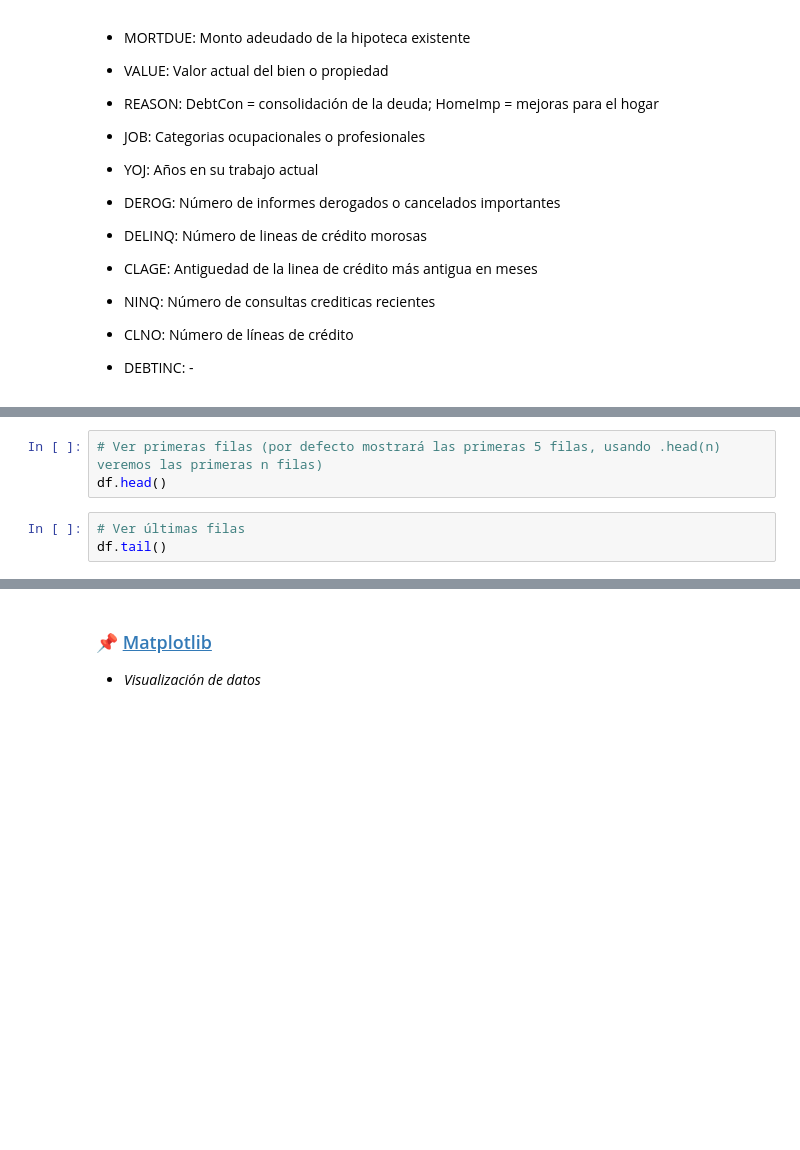
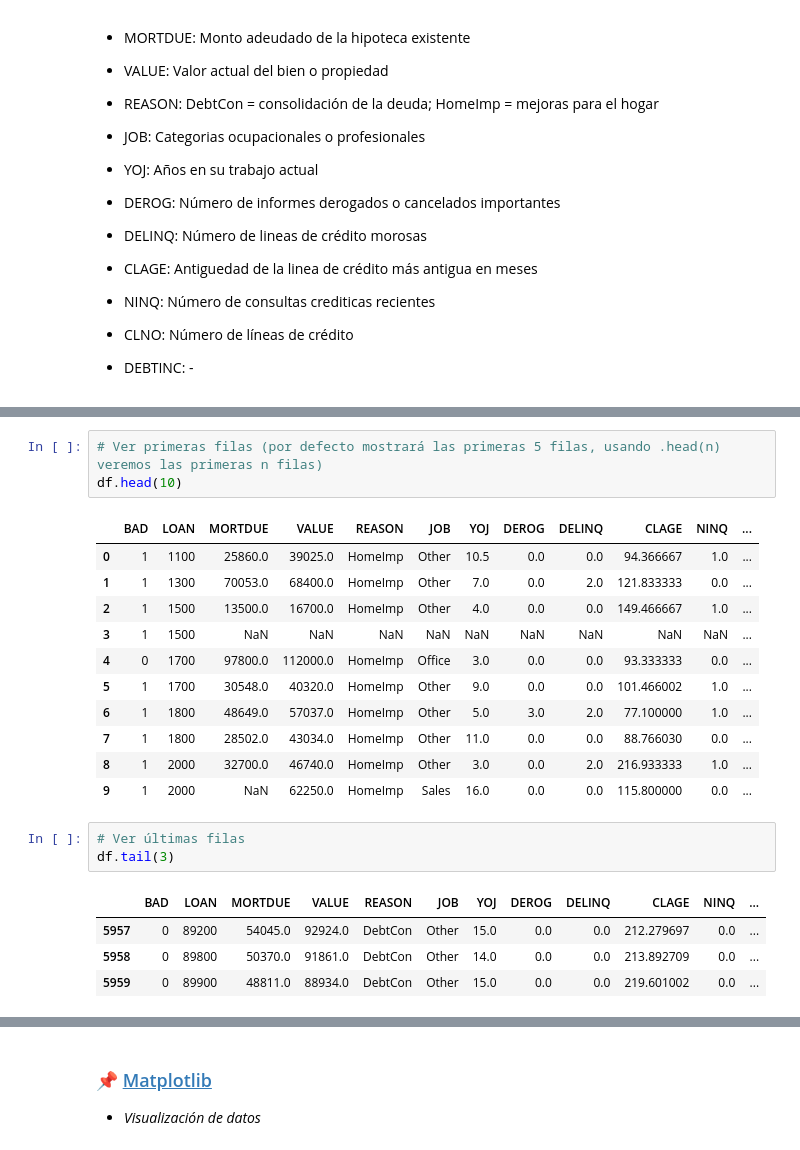
Before and after one commit to martinezarraigadamaria/IntroProgramacionPythonFCE2023, a Jupyter notebook: clases/IntroProgPython5.ipynb, the cells around one changed output, grey strips where cells are left out. Saved outputs shown, nothing was run; the diff lists cells and outputs as text; blank space fills up the shorter version.

```diff
--- a/clases/IntroProgPython5.ipynb
+++ b/clases/IntroProgPython5.ipynb
@@ -338,9 +506,26 @@ print(df.shape)
 # %%
 # Ver primeras filas (por defecto mostrará las primeras 5 filas, usando .head(n) veremos las primeras n filas)
-df.head()
+df.head(10)
+# %% [output]
+|  | BAD | LOAN | MORTDUE | VALUE | REASON | JOB | YOJ | DEROG | DELINQ | CLAGE | NINQ | ... |
+| 0 | 1 | 1100 | 25860.0 | 39025.0 | HomeImp | Other | 10.5 | 0.0 | 0.0 | 94.366667 | 1.0 | ... |
+| 1 | 1 | 1300 | 70053.0 | 68400.0 | HomeImp | Other | 7.0 | 0.0 | 2.0 | 121.833333 | 0.0 | ... |
+| 2 | 1 | 1500 | 13500.0 | 16700.0 | HomeImp | Other | 4.0 | 0.0 | 0.0 | 149.466667 | 1.0 | ... |
+| 3 | 1 | 1500 | NaN | NaN | NaN | NaN | NaN | NaN | NaN | NaN | NaN | ... |
+| 4 | 0 | 1700 | 97800.0 | 112000.0 | HomeImp | Office | 3.0 | 0.0 | 0.0 | 93.333333 | 0.0 | ... |
+| 5 | 1 | 1700 | 30548.0 | 40320.0 | HomeImp | Other | 9.0 | 0.0 | 0.0 | 101.466002 | 1.0 | ... |
+| 6 | 1 | 1800 | 48649.0 | 57037.0 | HomeImp | Other | 5.0 | 3.0 | 2.0 | 77.100000 | 1.0 | ... |
+| 7 | 1 | 1800 | 28502.0 | 43034.0 | HomeImp | Other | 11.0 | 0.0 | 0.0 | 88.766030 | 0.0 | ... |
+| 8 | 1 | 2000 | 32700.0 | 46740.0 | HomeImp | Other | 3.0 | 0.0 | 2.0 | 216.933333 | 1.0 | ... |
+| 9 | 1 | 2000 | NaN | 62250.0 | HomeImp | Sales | 16.0 | 0.0 | 0.0 | 115.800000 | 0.0 | ... |
 # %%
 # Ver últimas filas
-df.tail()
+df.tail(3)
+# %% [output]
+|  | BAD | LOAN | MORTDUE | VALUE | REASON | JOB | YOJ | DEROG | DELINQ | CLAGE | NINQ | ... |
+| 5957 | 0 | 89200 | 54045.0 | 92924.0 | DebtCon | Other | 15.0 | 0.0 | 0.0 | 212.279697 | 0.0 | ... |
+| 5958 | 0 | 89800 | 50370.0 | 91861.0 | DebtCon | Other | 14.0 | 0.0 | 0.0 | 213.892709 | 0.0 | ... |
+| 5959 | 0 | 89900 | 48811.0 | 88934.0 | DebtCon | Other | 15.0 | 0.0 | 0.0 | 219.601002 | 0.0 | ... |
 # %%
 # ¿Qué tipo de objeto es?
 print('Mis datos:',type(df))
```
Also changed, not shown: parts of 42 cells of this notebook, 1 other file.
